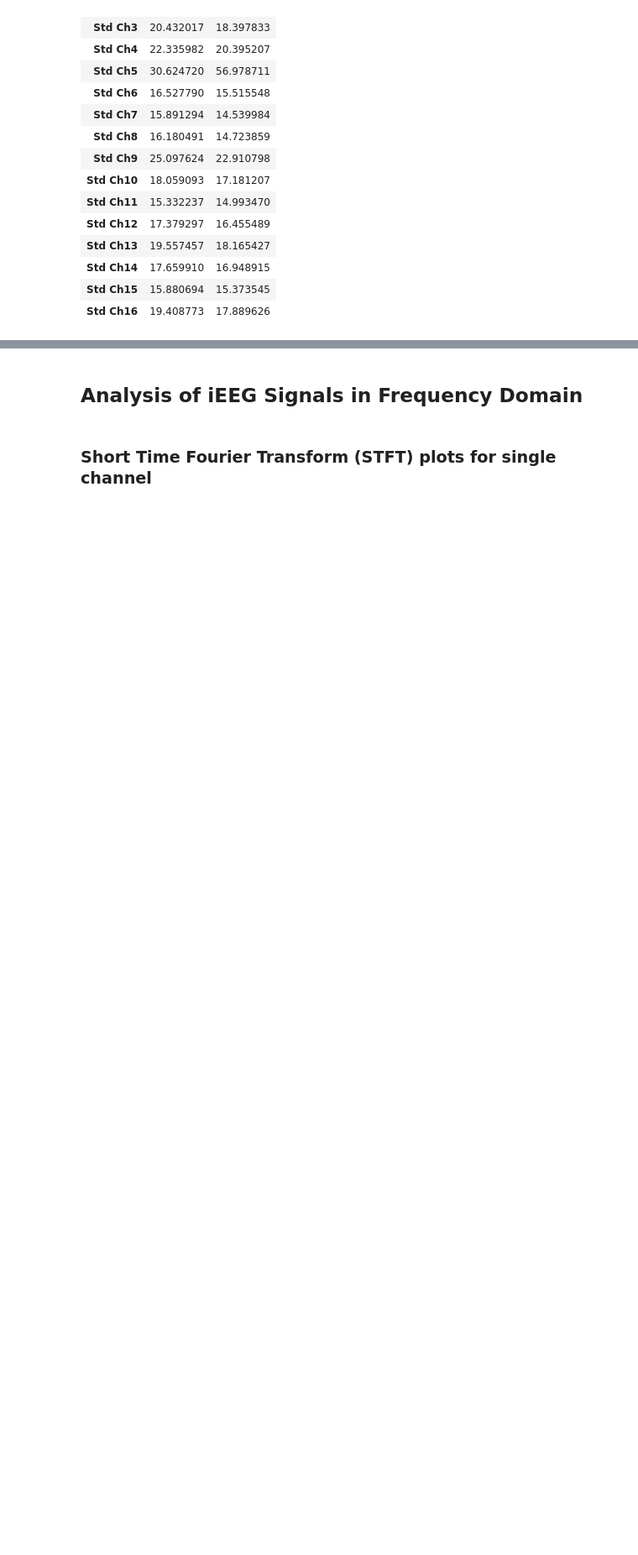
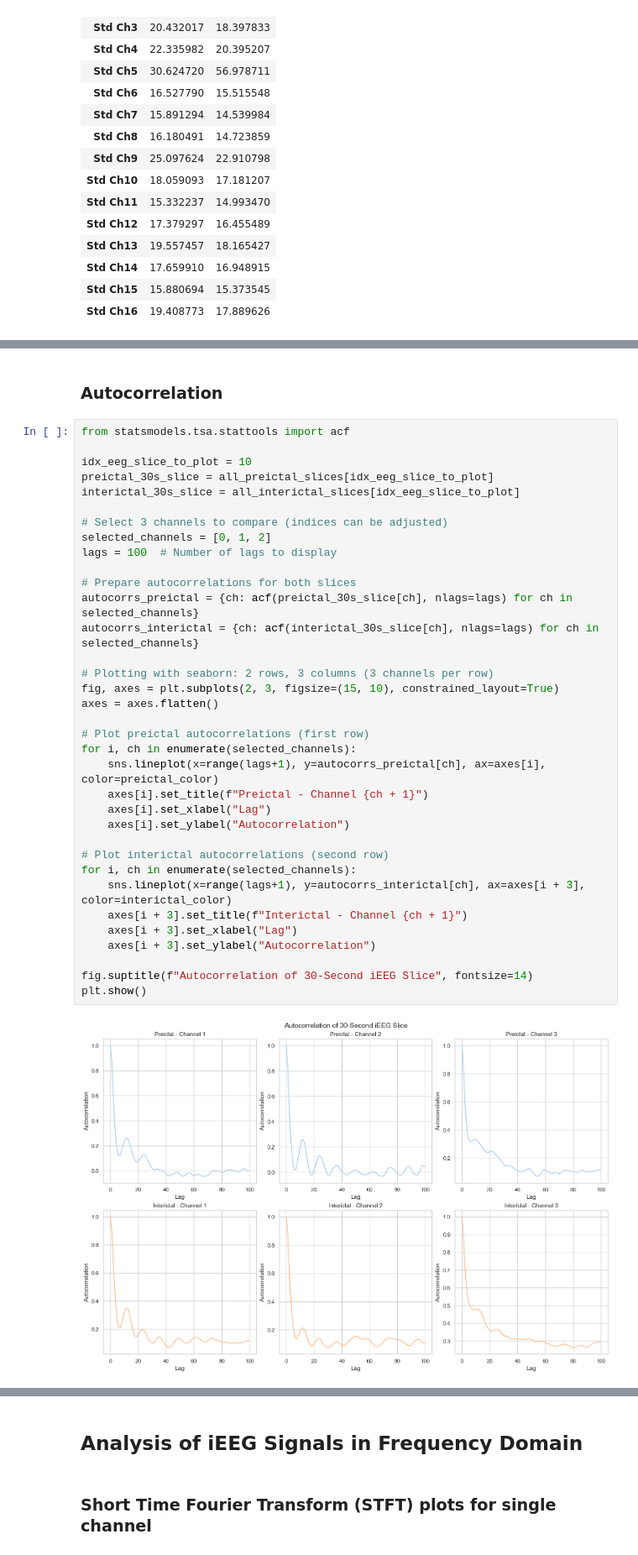
Before and after one commit to LucasVon0645/SeizureSen, a Jupyter notebook: notebooks/exploratory_data_analysis.ipynb, the cells around one changed output, grey strips where cells are left out. Shown at 84% size. Drawn from its saved outputs; the diff is of its cells as text; blank space fills up the shorter version.

```diff
--- a/notebooks/exploratory_data_analysis.ipynb
+++ b/notebooks/exploratory_data_analysis.ipynb
@@ -379,0 +437,39 @@ display(HTML(html_content))
+# %% [markdown]
+### Autocorrelation
+# %%
+from statsmodels.tsa.stattools import acf
+
+idx_eeg_slice_to_plot = 10
+preictal_30s_slice = all_preictal_slices[idx_eeg_slice_to_plot]
+interictal_30s_slice = all_interictal_slices[idx_eeg_slice_to_plot]
+
+# Select 3 channels to compare (indices can be adjusted)
+selected_channels = [0, 1, 2]
+lags = 100  # Number of lags to display
+
+# Prepare autocorrelations for both slices
+autocorrs_preictal = {ch: acf(preictal_30s_slice[ch], nlags=lags) for ch in selected_channels}
+autocorrs_interictal = {ch: acf(interictal_30s_slice[ch], nlags=lags) for ch in selected_channels}
+
+# Plotting with seaborn: 2 rows, 3 columns (3 channels per row)
+fig, axes = plt.subplots(2, 3, figsize=(15, 10), constrained_layout=True)
+axes = axes.flatten()
+
+# Plot preictal autocorrelations (first row)
+for i, ch in enumerate(selected_channels):
+    sns.lineplot(x=range(lags+1), y=autocorrs_preictal[ch], ax=axes[i], color=preictal_color)
+    axes[i].set_title(f"Preictal - Channel {ch + 1}")
+    axes[i].set_xlabel("Lag")
+    axes[i].set_ylabel("Autocorrelation")
+
+# Plot interictal autocorrelations (second row)
+for i, ch in enumerate(selected_channels):
+    sns.lineplot(x=range(lags+1), y=autocorrs_interictal[ch], ax=axes[i + 3], color=interictal_color)
+    axes[i + 3].set_title(f"Interictal - Channel {ch + 1}")
+    axes[i + 3].set_xlabel("Lag")
+    axes[i + 3].set_ylabel("Autocorrelation")
+
+fig.suptitle(f"Autocorrelation of 30-Second iEEG Slice", fontsize=14)
+plt.show()
+# %% [output]
+[figure, added]
```
Also changed, not shown: parts of 16 cells of this notebook.
